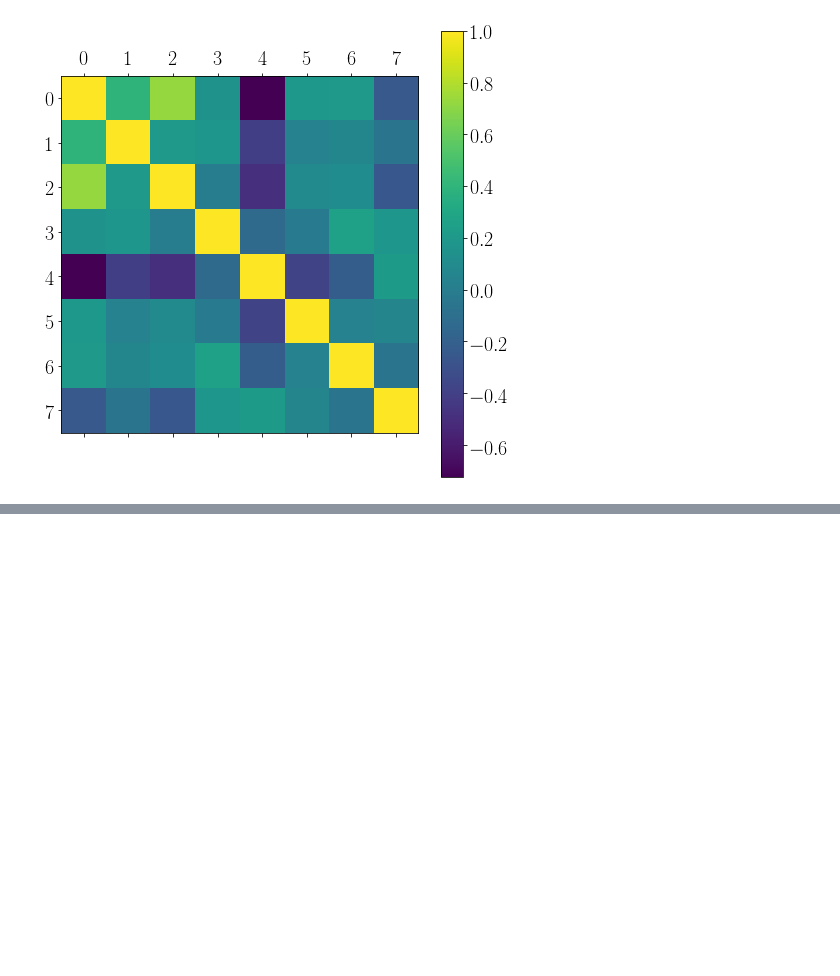
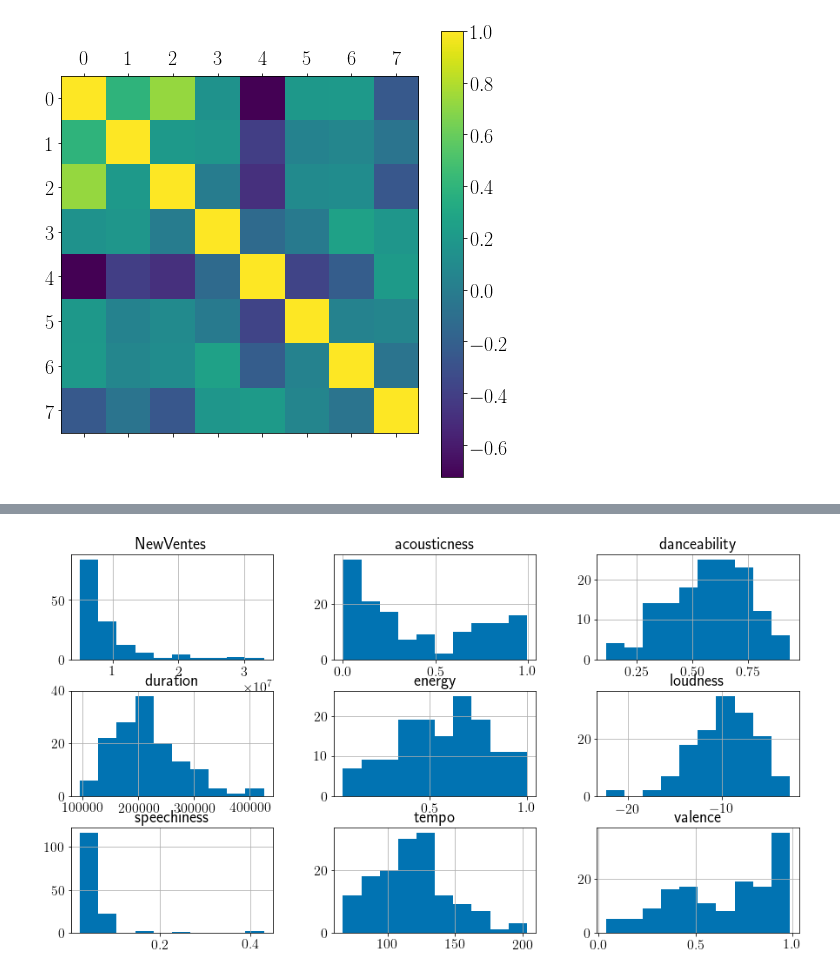
Before and after one commit to HackoeursTendres/Hackathon_KitBigData, a Jupyter notebook: Karine_Petrus/Hack2.ipynb, the cells around one changed output, grey strips where cells are left out. Saved outputs shown, nothing was run; the diff lists cells and outputs as text; code cells hidden in the pictures; blank space fills up the shorter version.

```diff
--- a/Karine_Petrus/Hack2.ipynb
+++ b/Karine_Petrus/Hack2.ipynb
@@ -143,0 +163,17 @@ pd.scatter_matrix
+# %%
+rc('font', **{'family': 'sans-serif', 'sans-serif': ['Computer Modern Roman']})
+params = {'axes.labelsize': 16,
+          'font.size': 16,
+          'legend.fontsize': 16,
+          'xtick.labelsize': 16,
+          'ytick.labelsize': 16,
+          'text.usetex': True,
+          'figure.figsize': (15, 8)}
+plt.rcParams.update(params)
+plt.close("all")
+
+data.hist()
+
+plt.savefig("features.png")
+# %% [output]
+[figure, added]
```
Also changed, not shown: parts of 4 cells of this notebook.
